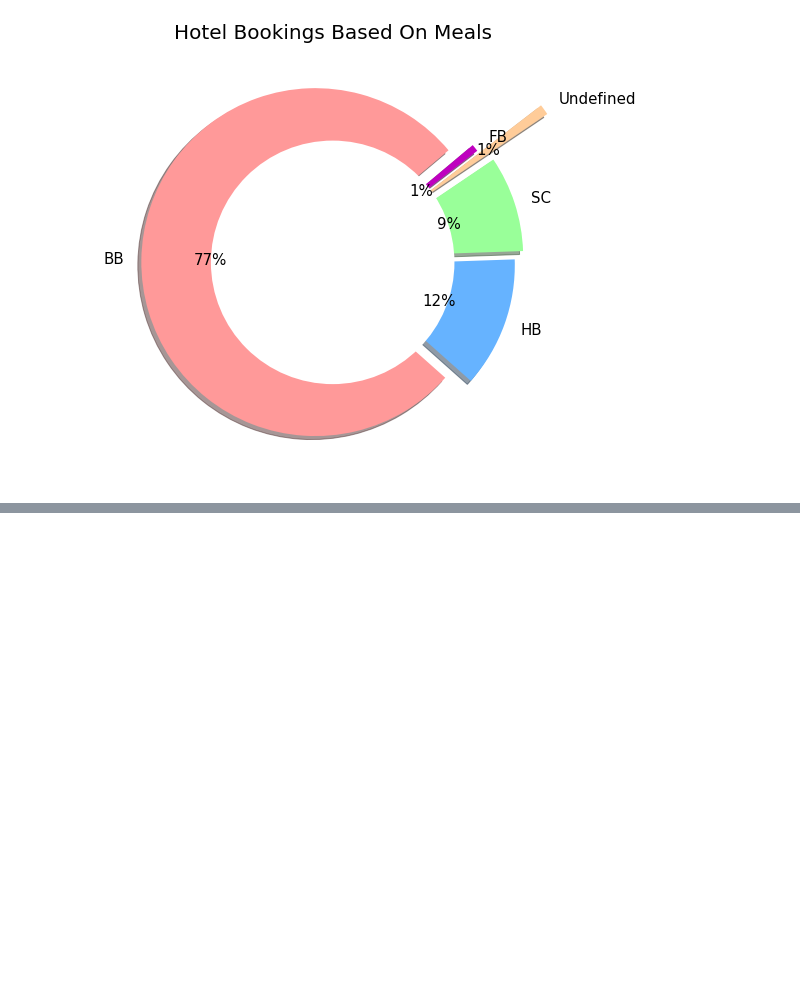
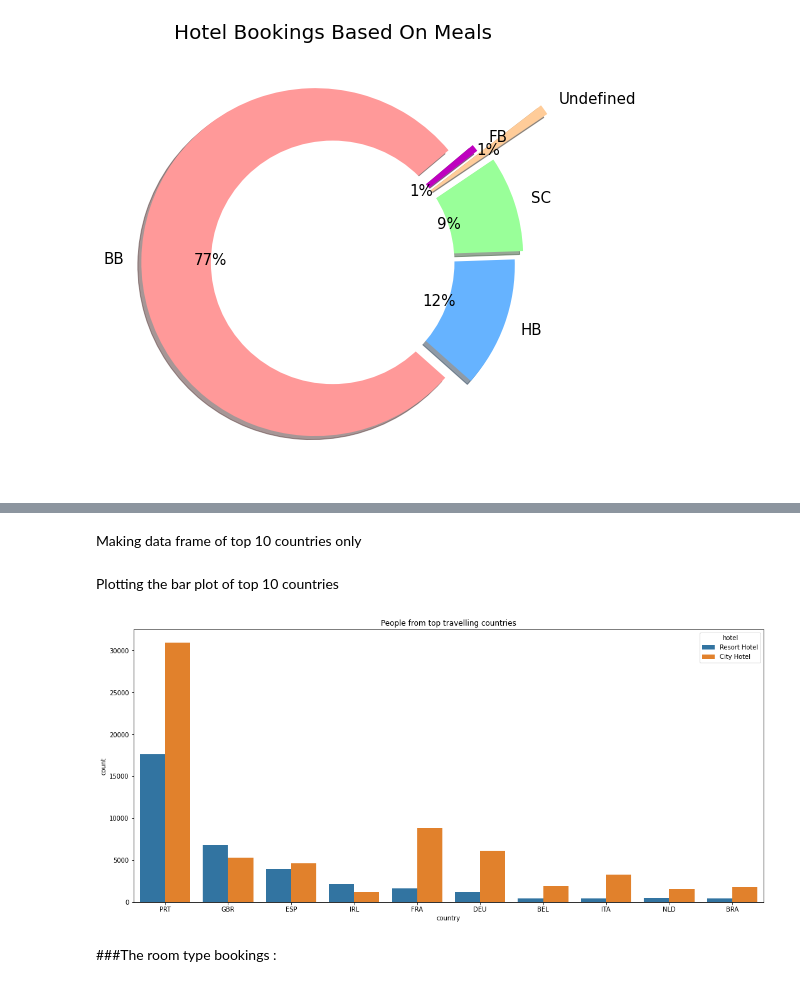
Before and after one commit to Nimisha-Nooti/hotel-data-analysis, a Jupyter notebook: Hotel_Booking_Analysis_Capstone_Project.ipynb, the cells around one changed output, grey strips where cells are left out. Saved outputs shown, nothing was run; the diff lists cells and outputs as text; code cells hidden in the pictures; blank space fills up the shorter version.

```diff
--- a/Hotel_Booking_Analysis_Capstone_Project.ipynb
+++ b/Hotel_Booking_Analysis_Capstone_Project.ipynb
@@ -181,0 +200,15 @@ Text(0.5, 1.0, 'Hotel Bookings Based On Meals')
+# %% [markdown]
+Making data frame of top 10 countries only
+# %%
+top10 = hotel_df[hotel_df['country'].isin(["PRT","GBR","FRA","ESP","DEU","ITA","IRL","BEL","BRA","NLD"])]
+# %% [markdown]
+Plotting the bar plot of top 10 countries
+# %%
+plt.figure(figsize=(18,8))
+sns.countplot(x='country',hue='hotel',data=top10)
+plt.title('People from top travelling countries')
+plt.show()
+# %% [output]
+[figure, added]
+# %% [markdown]
+###The room type bookings :
```
Also changed, not shown: parts of 15 cells of this notebook.
